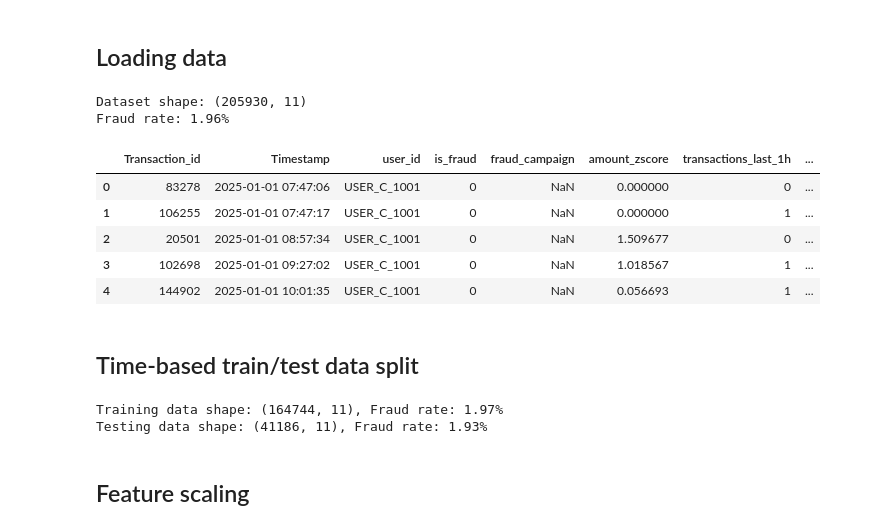
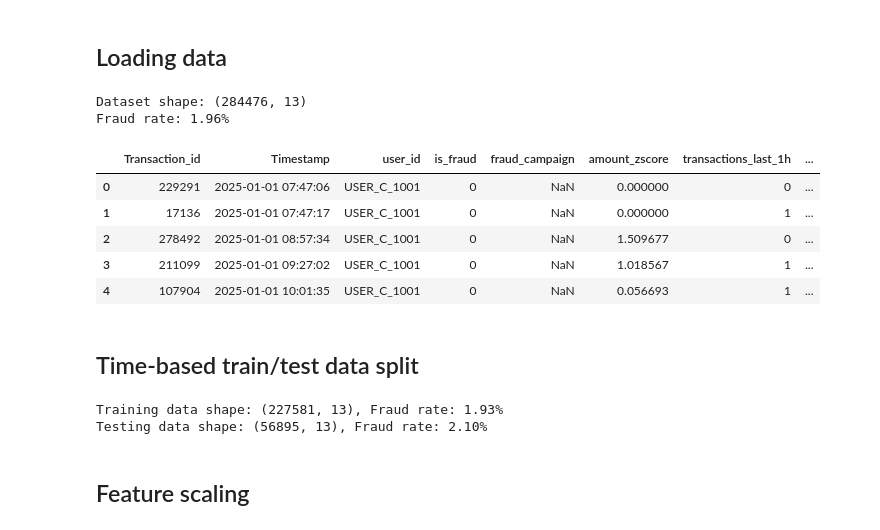
Before and after one commit to Daniellai21/CS351-Final-Year-Project, a Jupyter notebook: Main/notebooks/01_baseline_defender.ipynb, the cells around one changed output. Cells and saved outputs as stored; diff of their text form; code cells hidden in the pictures.

```diff
--- a/Main/notebooks/01_baseline_defender.ipynb
+++ b/Main/notebooks/01_baseline_defender.ipynb
@@ -21,20 +21,20 @@ Libraries imported successfully!
 # %% [markdown]
 ## Loading data
 # %%
-df = pd.read_csv('../data/featured_transactions_v1.csv')
+df = pd.read_csv('../data/featured_transactions_v2.csv')
 
 print(f"Dataset shape: {df.shape}")
 print(f"Fraud rate: {df['is_fraud'].mean()*100:.2f}%")
 df.head()
 # %% [output]
-Dataset shape: (205930, 11)
+Dataset shape: (284476, 13)
 Fraud rate: 1.96%
 |  | Transaction_id | Timestamp | user_id | is_fraud | fraud_campaign | amount_zscore | transactions_last_1h | ... |
-| 0 | 83278 | 2025-01-01 07:47:06 | USER_C_1001 | 0 | NaN | 0.000000 | 0 | ... |
-| 1 | 106255 | 2025-01-01 07:47:17 | USER_C_1001 | 0 | NaN | 0.000000 | 1 | ... |
-| 2 | 20501 | 2025-01-01 08:57:34 | USER_C_1001 | 0 | NaN | 1.509677 | 0 | ... |
-| 3 | 102698 | 2025-01-01 09:27:02 | USER_C_1001 | 0 | NaN | 1.018567 | 1 | ... |
-| 4 | 144902 | 2025-01-01 10:01:35 | USER_C_1001 | 0 | NaN | 0.056693 | 1 | ... |
+| 0 | 229291 | 2025-01-01 07:47:06 | USER_C_1001 | 0 | NaN | 0.000000 | 0 | ... |
+| 1 | 17136 | 2025-01-01 07:47:17 | USER_C_1001 | 0 | NaN | 0.000000 | 1 | ... |
+| 2 | 278492 | 2025-01-01 08:57:34 | USER_C_1001 | 0 | NaN | 1.509677 | 0 | ... |
+| 3 | 211099 | 2025-01-01 09:27:02 | USER_C_1001 | 0 | NaN | 1.018567 | 1 | ... |
+| 4 | 107904 | 2025-01-01 10:01:35 | USER_C_1001 | 0 | NaN | 0.056693 | 1 | ... |
 # %% [markdown]
 ## Time-based train/test data split
 # %%
@@ -43,7 +43,7 @@ cutoff = df['Timestamp'].quantile(0.8)
 train_df = df[df['Timestamp'] <= cutoff]
 test_df = df[df['Timestamp'] > cutoff]
 
-feature_cols = ['amount_zscore', 'transactions_last_1h', 'transactions_last_24h', 'time_since_last_txn', 'is_new_category', 'is_foreign']
+feature_cols = ['amount_zscore', 'transactions_last_1h', 'amount_sum_last_24h', 'log_time_since_last_txn', 'is_new_category', 'is_foreign', 'hour_of_day', 'is_night']
 X_train = train_df[feature_cols]
 X_test = test_df[feature_cols]
 y_train = train_df['is_fraud']
@@ -52,8 +52,8 @@ y_test = test_df['is_fraud']
 print(f"Training data shape: {train_df.shape}, Fraud rate: {train_df['is_fraud'].mean()*100:.2f}%")
 print(f"Testing data shape: {test_df.shape}, Fraud rate: {test_df['is_fraud'].mean()*100:.2f}%")
 # %% [output]
-Training data shape: (164744, 11), Fraud rate: 1.97%
-Testing data shape: (41186, 11), Fraud rate: 1.93%
+Training data shape: (227581, 13), Fraud rate: 1.93%
+Testing data shape: (56895, 13), Fraud rate: 2.10%
 # %% [markdown]
 ## Feature scaling
 # %%
```
Also changed, not shown: parts of 7 cells of this notebook.
